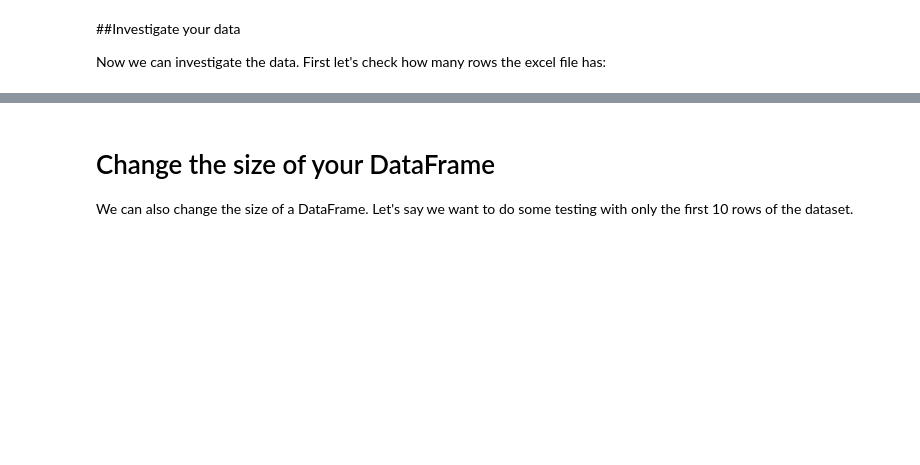
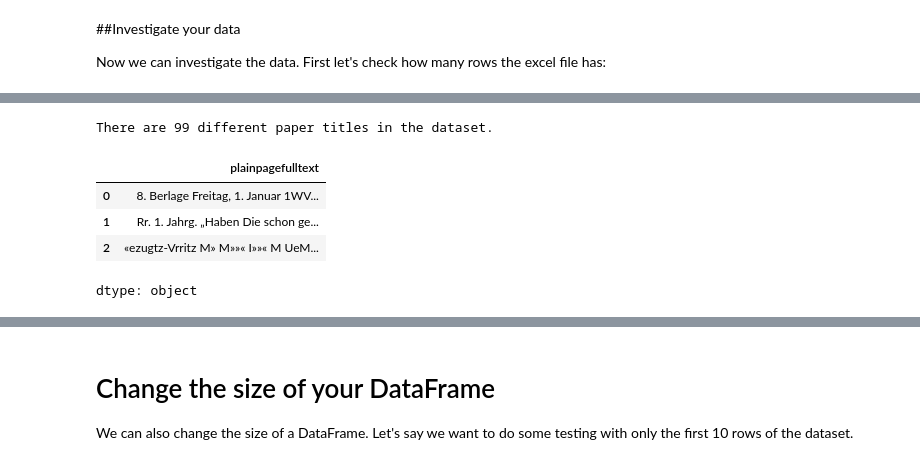
Before and after one commit to PNG-bot/NLP_WiSe_24_25, a Jupyter notebook: python_crashcourse_2_MUFF.ipynb, the cells around one changed output, grey strips where cells are left out. Cells and saved outputs as stored; diff of their text form; code cells hidden in the pictures; blank space fills up the shorter version.

```diff
--- a/python_crashcourse_2_MUFF.ipynb
+++ b/python_crashcourse_2_MUFF.ipynb
@@ -41,11 +75,24 @@ print(f"There are {num_unique_titles} different paper titles in the dataset.")
 # %%
 # @markdown ##### **Exercise 1:** Now find the number of different places of distribution using the same method with the .nunique() function
+df["place_of_distribution"]
+num_unique_place_of_distribution = df['place_of_distribution'].nunique()
 
+print(f"There are {num_unique_place_of_distribution} different paper titles in the dataset.")
 # add your code here
+# %% [output]
+There are 99 different paper titles in the dataset.
 # %%
 # @markdown ##### **Exercise 2:** Find the column with the full text, load the first three rows of this column. Do you remember from the first Crash Course how to find the first three letters in a string. We can use the same method to find the first three rows in a dataframe.
 
 # add your code here
+df["plainpagefulltext"]
+print(df['plainpagefulltext'][0:3])
+# %% [output]
+|  | plainpagefulltext |
+| 0 | 8. Berlage Freitag, 1. Januar 1WV... |
+| 1 | Rr. 1. Jahrg. „Haben Die schon ge... |
+| 2 | «ezugtz-Vrritz M» M»»« I»»« M UeM... |
+dtype: object
 # %%
 # print full text of one row of plainpagefulltext
 
```
Also changed, not shown: parts of 12 cells of this notebook.
